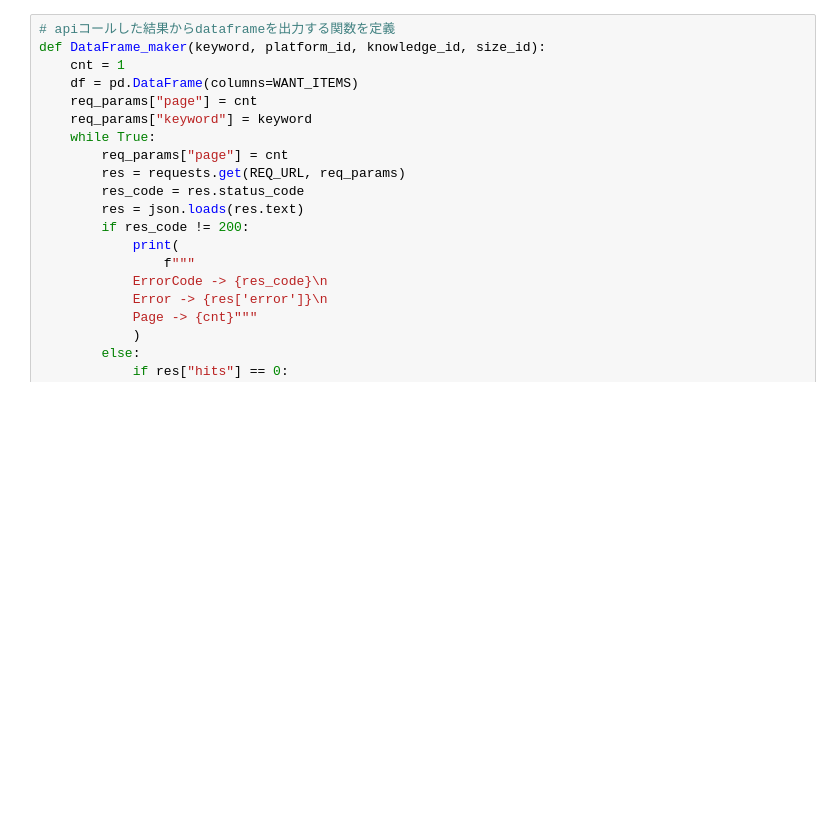
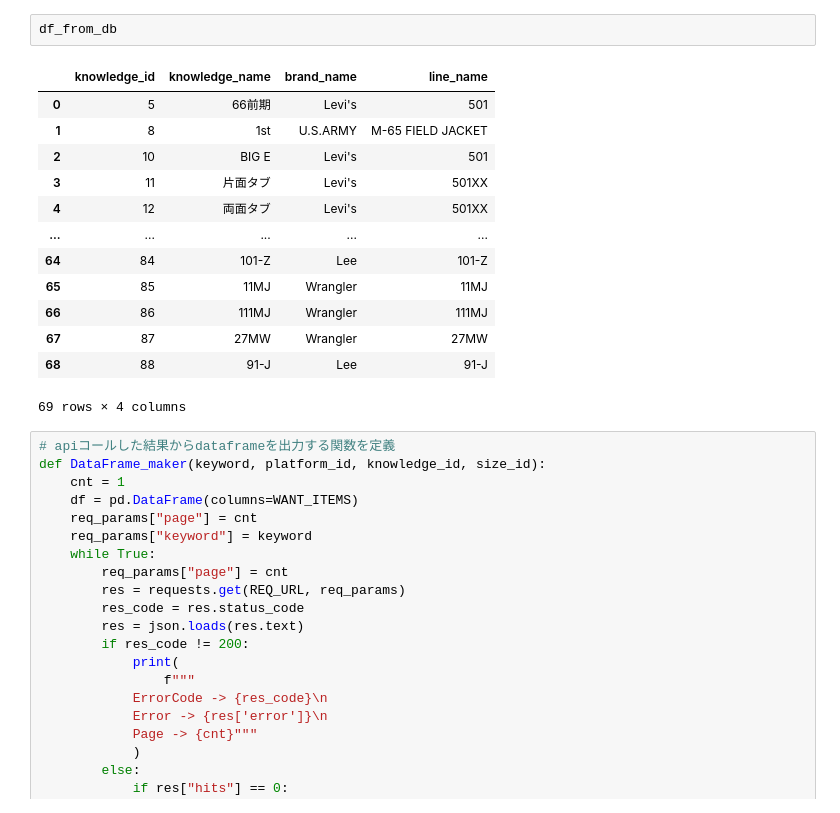
Before and after one commit to atsushimemet/vook_db_v7, a Jupyter notebook: notebook/rakuten_api_call_bluk_from_table.ipynb, the cells around one changed output. Cells and saved outputs as stored; diff of their text form; blank space fills up the shorter version.

```diff
--- a/notebook/rakuten_api_call_bluk_from_table.ipynb
+++ b/notebook/rakuten_api_call_bluk_from_table.ipynb
@@ -19,3 +79,19 @@ from vook_db_v7.config import MAX_PAGE, REQ_URL, WANT_ITEMS, req_params
+# %%
+df_from_db
+# %% [output]
+|  | knowledge_id | knowledge_name | brand_name | line_name |
+| 0 | 5 | 66前期 | Levi's | 501 |
+| 1 | 8 | 1st | U.S.ARMY | M-65 FIELD JACKET |
+| 2 | 10 | BIG E | Levi's | 501 |
+| 3 | 11 | 片面タブ | Levi's | 501XX |
+| 4 | 12 | 両面タブ | Levi's | 501XX |
+| ... | ... | ... | ... | ... |
+| 64 | 84 | 101-Z | Lee | 101-Z |
+| 65 | 85 | 11MJ | Wrangler | 11MJ |
+| 66 | 86 | 111MJ | Wrangler | 111MJ |
+| 67 | 87 | 27MW | Wrangler | 27MW |
+| 68 | 88 | 91-J | Lee | 91-J |
+69 rows × 4 columns
 # %%
 # apiコールした結果からdataframeを出力する関数を定義
 def DataFrame_maker(keyword, platform_id, knowledge_id, size_id):
```
Also changed, not shown: parts of 16 cells of this notebook.
